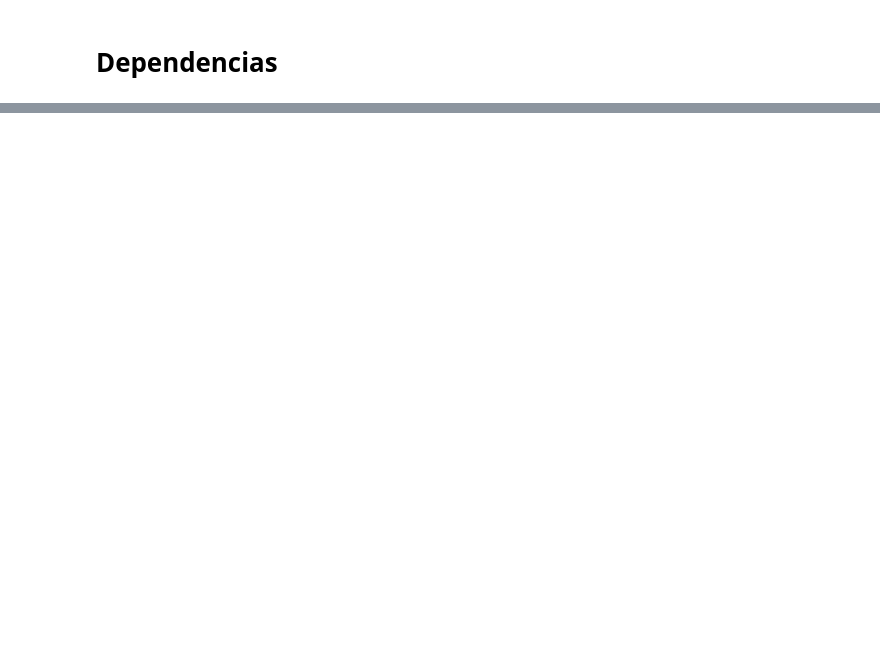
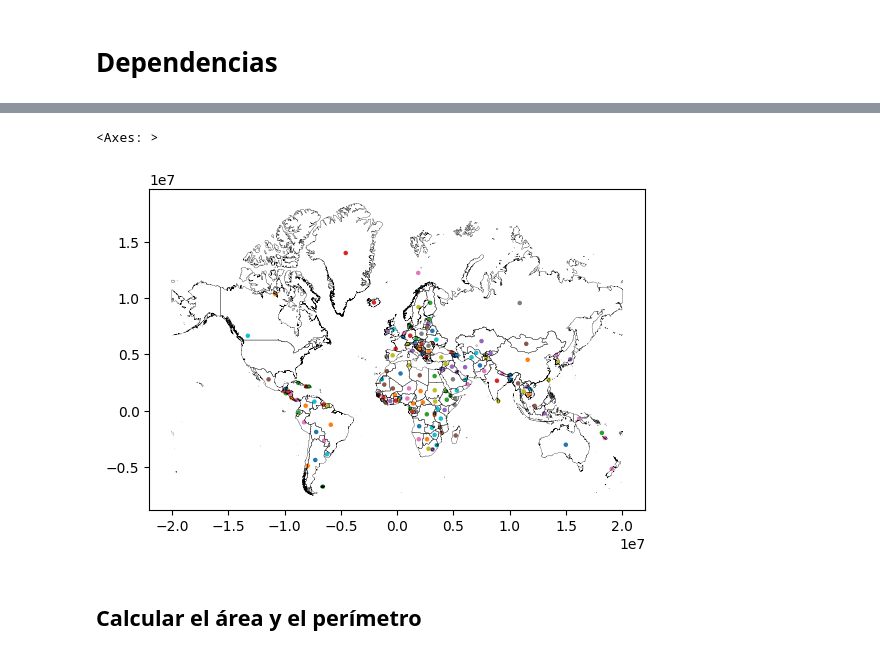
Before and after one commit to jdavidortega/Geographic_Data_Science_with_Python, a Jupyter notebook: 1.ipynb, the cells around one changed output, grey strips where cells are left out. Saved outputs shown, nothing was run; the diff lists cells and outputs as text; code cells hidden in the pictures; blank space fills up the shorter version.

```diff
--- a/1.ipynb
+++ b/1.ipynb
@@ -55,0 +42,2 @@ m  # Si estás en un entorno Jupyter, esto mostrará el mapa en la salida de la
+# %%
+gt_polygons["centroid"] = gt_polygons.geometry.centroid
@@ -55,0 +53,12 @@ m  # Si estás en un entorno Jupyter, esto mostrará el mapa en la salida de la
+# %%
+# Plot centroids
+ax = gt_polygons.set_geometry("centroid").plot("ADMIN", markersize=5)
+# Plot polygons without color filling
+gt_polygons.plot(
+    "ADMIN", ax=ax, facecolor="none", edgecolor="k", linewidth=0.2
+)
+# %% [output]
+<Axes: >
+[figure, added]
+# %% [markdown]
+## Calcular el área y el perímetro
```
Also changed, not shown: parts of 32 cells of this notebook.
